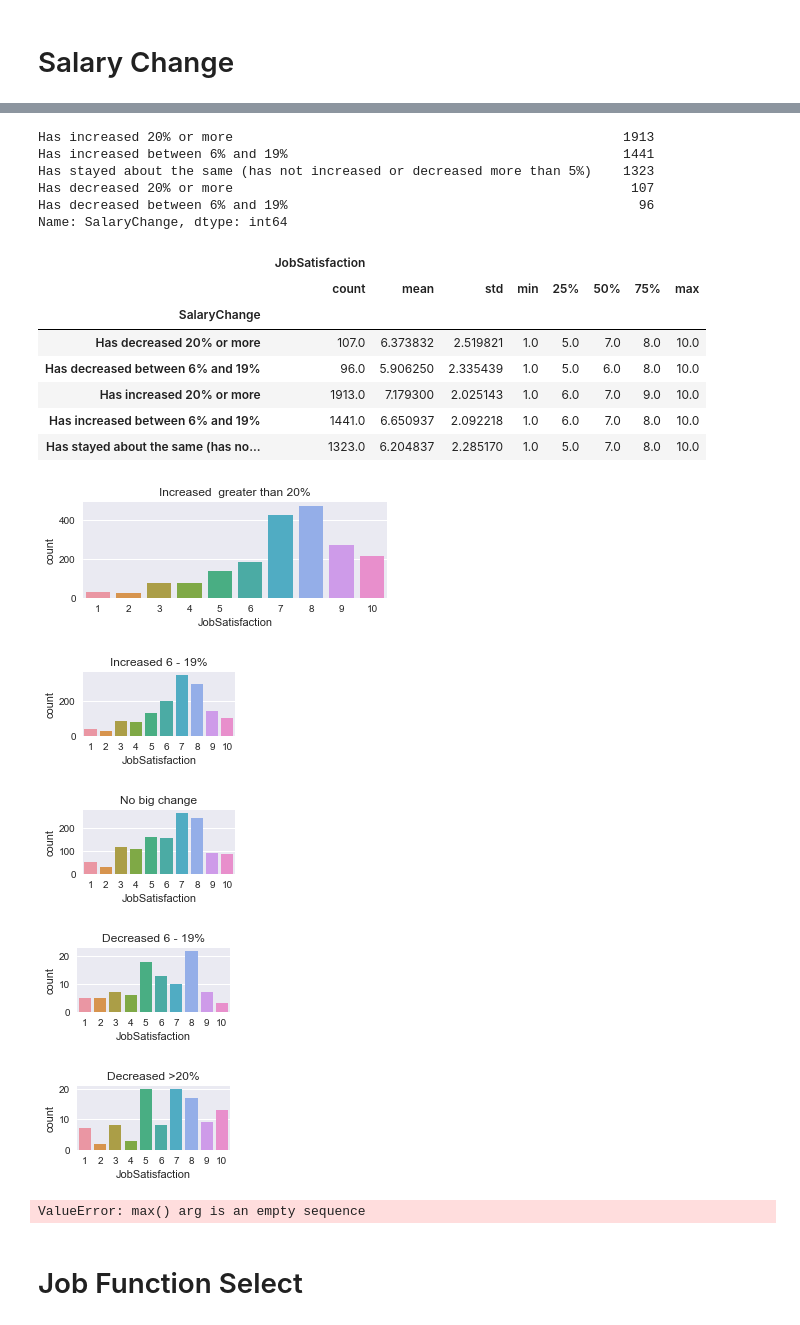
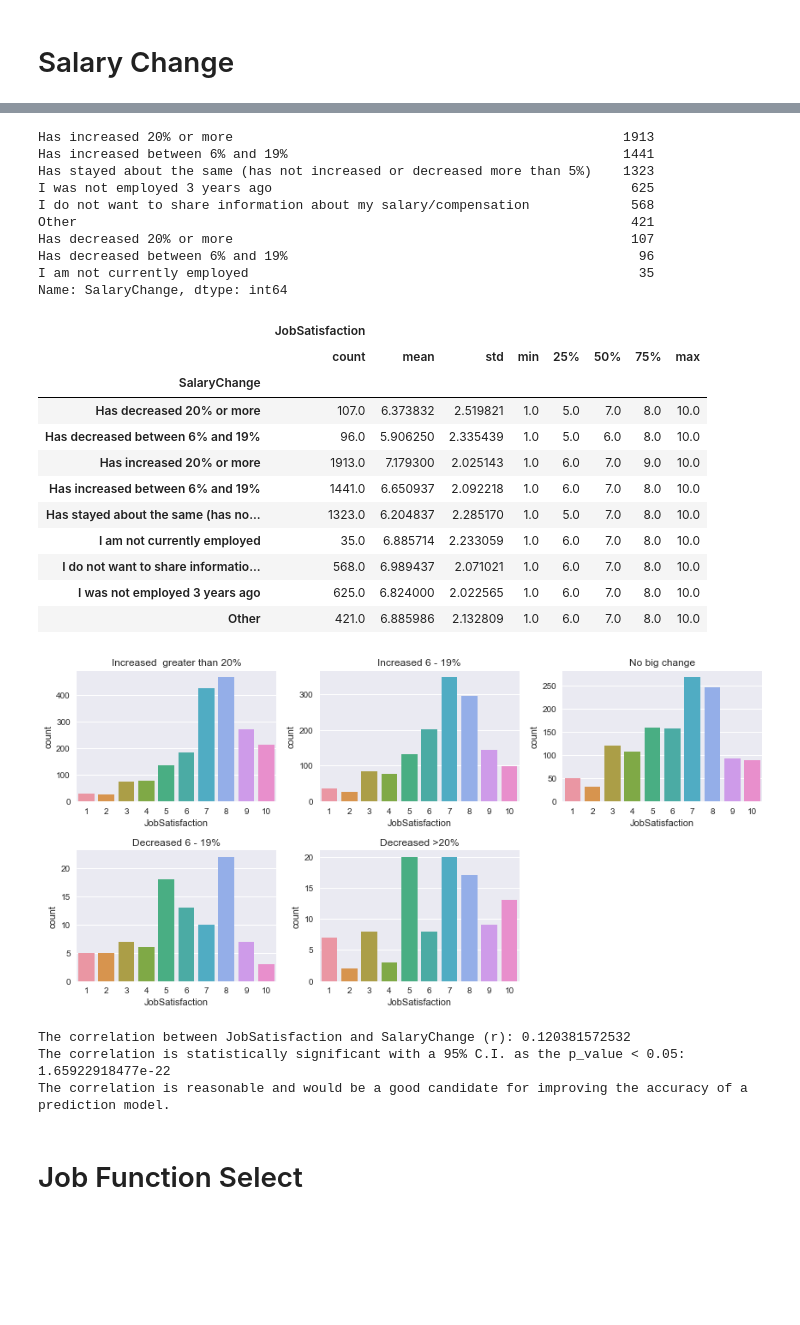
Before and after one commit to Jorrd/ds-fundamentals-a2, a Jupyter notebook: Untitled.ipynb, the cells around one changed output, grey strips where cells are left out. Saved outputs shown, nothing was run; the diff lists cells and outputs as text; code cells hidden in the pictures; blank space fills up the shorter version.

Commit message:
Checkpoint before cutting the clean data set down to exclude the erronous Compensation amounts.

```diff
--- a/Untitled.ipynb
+++ b/Untitled.ipynb
@@ -675,3 +662,7 @@ salary_change = clean_MC_data[['JobSatisfaction', 'SalaryChange']].dropna()
+# %%
+#salary_change = clean_MC_data[['JobSatisfaction', 'SalaryChange']].dropna()
+salary_change = clean_MC_data[['JobSatisfaction', 'SalaryChange']]
+salary_change.fillna(value="Other", inplace=True)
 # %%
 salary_change['SalaryChange'].unique()
 # %% [output]
@@ -696,18 +687,22 @@ Has decreased between 6% and 19%                                             96
 I am not currently employed                                                  35
 Name: SalaryChange, dtype: int64
 # %%
-salary_change = salary_change[salary_change['SalaryChange'] != "I am not currently employed"]
-salary_change = salary_change[salary_change['SalaryChange'] != "I was not employed 3 years ago"]
-salary_change = salary_change[salary_change['SalaryChange'] != "Other"]
-salary_change = salary_change[salary_change['SalaryChange'] != "I do not want to share information about my salary/compensation"]
+# salary_change = salary_change[salary_change['SalaryChange'] != "I am not currently employed"]
+# salary_change = salary_change[salary_change['SalaryChange'] != "I was not employed 3 years ago"]
+# salary_change = salary_change[salary_change['SalaryChange'] != "Other"]
+# salary_change = salary_change[salary_change['SalaryChange'] != "I do not want to share information about my salary/compensation"]
 # %%
 salary_change['SalaryChange'].value_counts()
 # %% [output]
 Has increased 20% or more                                                  1913
 Has increased between 6% and 19%                                           1441
 Has stayed about the same (has not increased or decreased more than 5%)    1323
+I was not employed 3 years ago                                              625
+I do not want to share information about my salary/compensation             568
+Other                                                                       421
 Has decreased 20% or more                                                   107
 Has decreased between 6% and 19%                                             96
+I am not currently employed                                                  35
 Name: SalaryChange, dtype: int64
 # %%
 salary_change.groupby('SalaryChange').describe()
@@ -720,36 +715,30 @@ salary_change.groupby('SalaryChange').describe()
 | Has increased 20% or more | 1913.0 | 7.179300 | 2.025143 | 1.0 | 6.0 | 7.0 | 9.0 | 10.0 |
 | Has increased between 6% and 19% | 1441.0 | 6.650937 | 2.092218 | 1.0 | 6.0 | 7.0 | 8.0 | 10.0 |
 | Has stayed about the same (has no... | 1323.0 | 6.204837 | 2.285170 | 1.0 | 5.0 | 7.0 | 8.0 | 10.0 |
+| I am not currently employed | 35.0 | 6.885714 | 2.233059 | 1.0 | 6.0 | 7.0 | 8.0 | 10.0 |
+| I do not want to share informatio... | 568.0 | 6.989437 | 2.071021 | 1.0 | 6.0 | 7.0 | 8.0 | 10.0 |
+| I was not employed 3 years ago | 625.0 | 6.824000 | 2.022565 | 1.0 | 6.0 | 7.0 | 8.0 | 10.0 |
+| Other | 421.0 | 6.885986 | 2.132809 | 1.0 | 6.0 | 7.0 | 8.0 | 10.0 |
 # %%
 plt.figure(figsize=(12,6))
 
-plt.subplot(3,2,1)
+plt.subplot(2,3,1)
 sns.countplot(x="JobSatisfaction", data=salary_change[salary_change["SalaryChange"] == "Has increased 20% or more"]).set_title("Increased  greater than 20%")
-plt.show()
 
-plt.subplot(3,2,2)
+plt.subplot(2,3,2)
 sns.countplot(x="JobSatisfaction", data=salary_change[salary_change["SalaryChange"] == "Has increased between 6% and 19%"]).set_title("Increased 6 - 19%")
-plt.show()
 
-plt.subplot(3,2,3)
+plt.subplot(2,3,3)
 sns.countplot(x="JobSatisfaction", data=salary_change[salary_change["SalaryChange"] == "Has stayed about the same (has not increased or decreased more than 5%)"]).set_title("No big change")
-plt.show()
 
-plt.subplot(3,2,4)
+plt.subplot(2,3,4)
 sns.countplot(x="JobSatisfaction", data=salary_change[salary_change["SalaryChange"] == "Has decreased between 6% and 19%"]).set_title("Decreased 6 - 19%")
-plt.show()
 
-plt.subplot(3,2,5)
+plt.subplot(2,3,5)
 sns.countplot(x="JobSatisfaction", data=salary_change[salary_change["SalaryChange"] == "Has decreased 20% or more"]).set_title("Decreased >20%")
-plt.show()
 
 plt.tight_layout()
 plt.show()
 # %% [output]
-[figure, old version]
+[figure, new version]
-[figure, removed]
-[figure, removed]
-[figure, removed]
-[figure, removed]
-ValueError: max() arg is an empty sequence
 # %%
@@ -763,3 +747,9 @@ print("The correlation is reasonable and would be a good candidate for improving
+# %%
+correlation_linregress('SalaryChange', salary_change)
+# %% [output]
+The correlation between JobSatisfaction and SalaryChange (r): 0.120381572532
+The correlation is statistically significant with a 95% C.I. as the p_value < 0.05: 1.65922918477e-22
+The correlation is reasonable and would be a good candidate for improving the accuracy of a prediction model.
 # %% [markdown]
 # Job Function Select
 # %%
```
Also changed, not shown: parts of 90 cells of this notebook.
